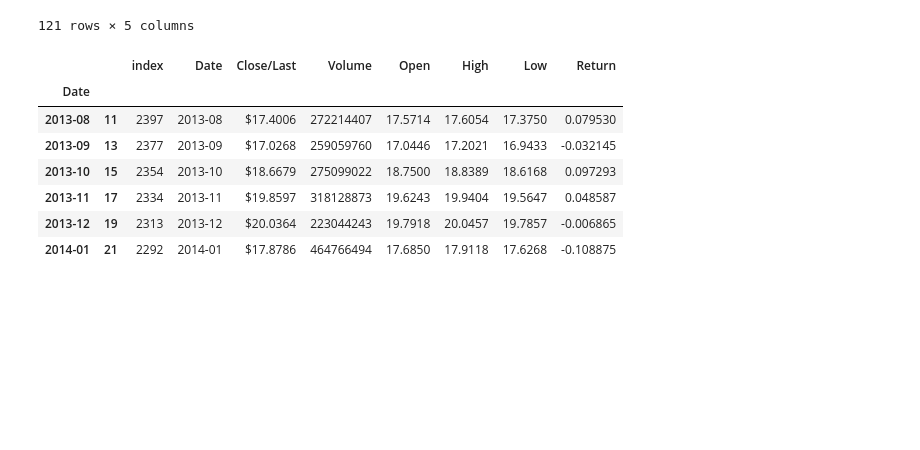
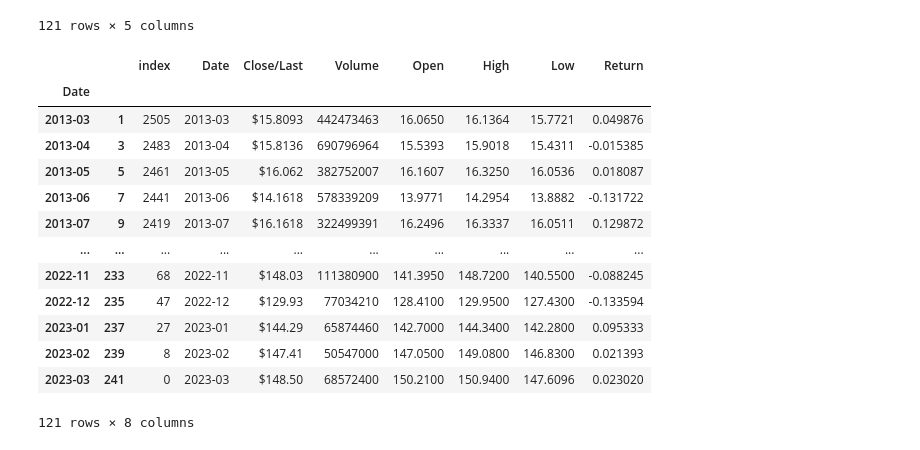
Before and after one commit to rithikp06/csci467-project, a Jupyter notebook: linear_regression.ipynb, the cells around one changed output. Drawn from its saved outputs; the diff is of its cells as text; code cells hidden in the pictures; blank space fills up the shorter version.

Commit message:
returns by time period

```diff
--- a/linear_regression.ipynb
+++ b/linear_regression.ipynb
@@ -63,16 +63,23 @@ aapl.get_monthly_data()
 | 2023-03 | 3.5 | 6.148024e+07 | 150.414875 | 151.790425 | 148.811825 |
 121 rows × 5 columns
 # %%
-aapl.get_n_months_return_data("2014-01", 6)
+aapl.monthly_return_data
+# aapl.get_n_months_return_data("2014-01", 6)
 # %% [output]
 |  |  | index | Date | Close/Last | Volume | Open | High | Low | Return |
 | Date |  |  |  |  |  |  |  |  |  |
-| 2013-08 | 11 | 2397 | 2013-08 | $17.4006 | 272214407 | 17.5714 | 17.6054 | 17.3750 | 0.079530 |
-| 2013-09 | 13 | 2377 | 2013-09 | $17.0268 | 259059760 | 17.0446 | 17.2021 | 16.9433 | -0.032145 |
-| 2013-10 | 15 | 2354 | 2013-10 | $18.6679 | 275099022 | 18.7500 | 18.8389 | 18.6168 | 0.097293 |
-| 2013-11 | 17 | 2334 | 2013-11 | $19.8597 | 318128873 | 19.6243 | 19.9404 | 19.5647 | 0.048587 |
-| 2013-12 | 19 | 2313 | 2013-12 | $20.0364 | 223044243 | 19.7918 | 20.0457 | 19.7857 | -0.006865 |
-| 2014-01 | 21 | 2292 | 2014-01 | $17.8786 | 464766494 | 17.6850 | 17.9118 | 17.6268 | -0.108875 |
+| 2013-03 | 1 | 2505 | 2013-03 | $15.8093 | 442473463 | 16.0650 | 16.1364 | 15.7721 | 0.049876 |
+| 2013-04 | 3 | 2483 | 2013-04 | $15.8136 | 690796964 | 15.5393 | 15.9018 | 15.4311 | -0.015385 |
+| 2013-05 | 5 | 2461 | 2013-05 | $16.062 | 382752007 | 16.1607 | 16.3250 | 16.0536 | 0.018087 |
+| 2013-06 | 7 | 2441 | 2013-06 | $14.1618 | 578339209 | 13.9771 | 14.2954 | 13.8882 | -0.131722 |
+| 2013-07 | 9 | 2419 | 2013-07 | $16.1618 | 322499391 | 16.2496 | 16.3337 | 16.0511 | 0.129872 |
+| ... | ... | ... | ... | ... | ... | ... | ... | ... | ... |
+| 2022-11 | 233 | 68 | 2022-11 | $148.03 | 111380900 | 141.3950 | 148.7200 | 140.5500 | -0.088245 |
+| 2022-12 | 235 | 47 | 2022-12 | $129.93 | 77034210 | 128.4100 | 129.9500 | 127.4300 | -0.133594 |
+| 2023-01 | 237 | 27 | 2023-01 | $144.29 | 65874460 | 142.7000 | 144.3400 | 142.2800 | 0.095333 |
+| 2023-02 | 239 | 8 | 2023-02 | $147.41 | 50547000 | 147.0500 | 149.0800 | 146.8300 | 0.021393 |
+| 2023-03 | 241 | 0 | 2023-03 | $148.50 | 68572400 | 150.2100 | 150.9400 | 147.6096 | 0.023020 |
+121 rows × 8 columns
 # %%
 month_strings = []
 for i in range(2014, 2022):
```
Also changed, not shown: parts of 3 cells of this notebook.
